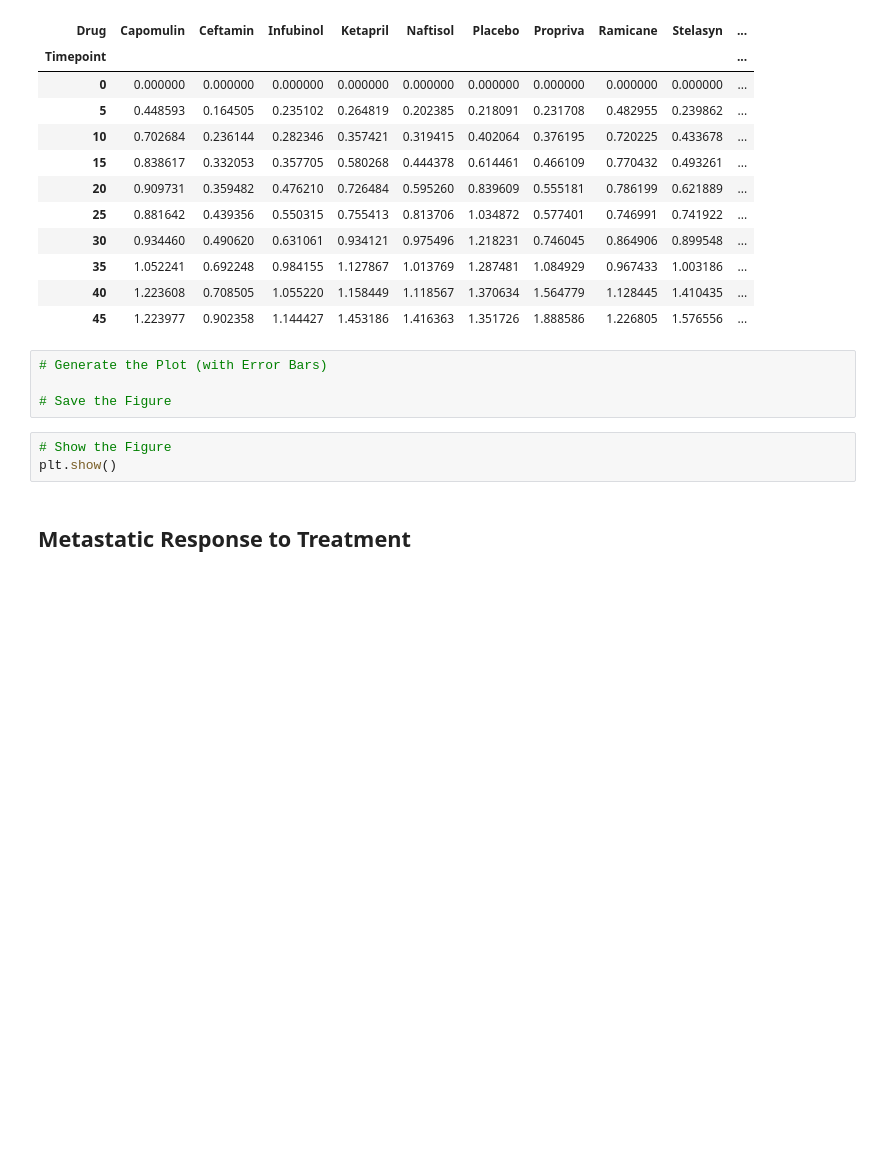
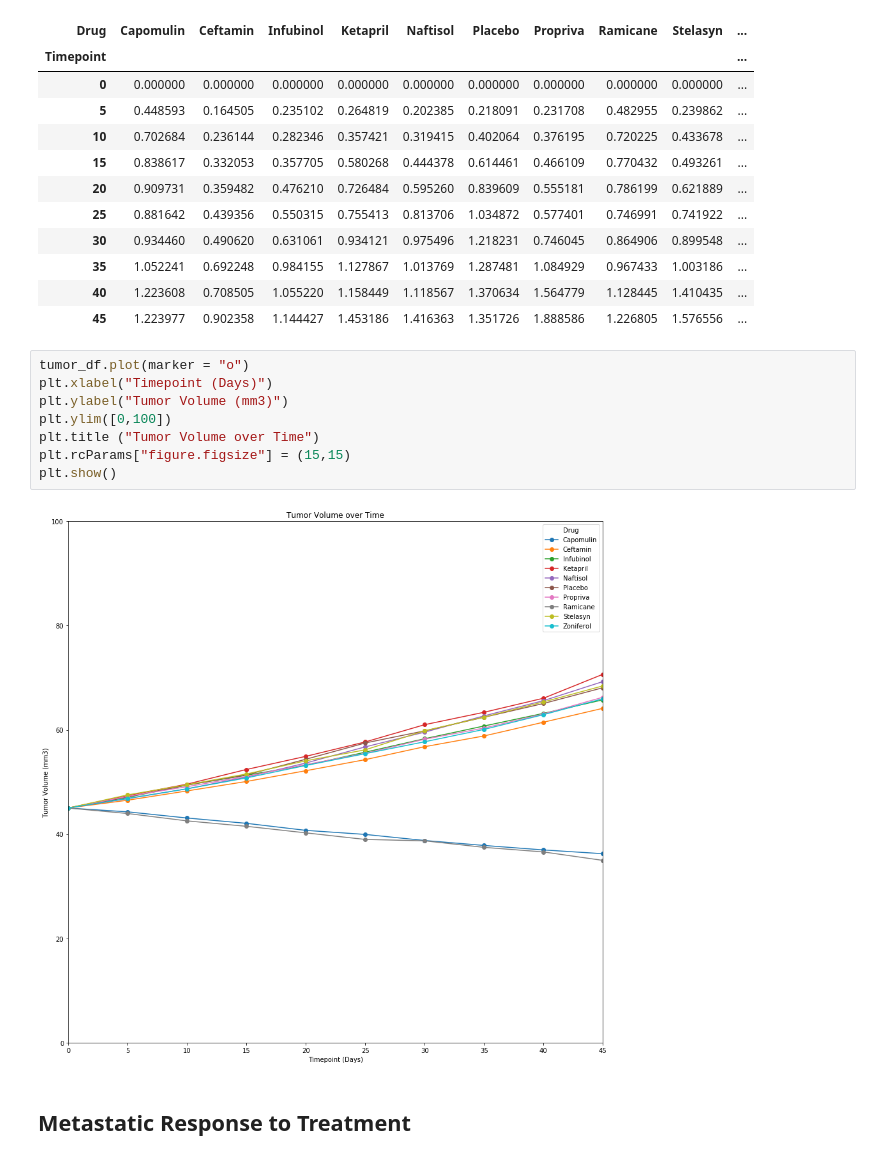
Before and after one commit to cswanson618/matplotlib-challenge, a Jupyter notebook: Pymaceuticals/pymaceuticals_swanson.ipynb, the cells around one changed output. Drawn from its saved outputs; the diff is of its cells as text; blank space fills up the shorter version.

Commit message:
First three plots partially done

```diff
--- a/Pymaceuticals/pymaceuticals_swanson.ipynb
+++ b/Pymaceuticals/pymaceuticals_swanson.ipynb
@@ -64,13 +65,16 @@ tumor_sem_df_final
 | 35 | 1.052241 | 0.692248 | 0.984155 | 1.127867 | 1.013769 | 1.287481 | 1.084929 | 0.967433 | 1.003186 | ... |
 | 40 | 1.223608 | 0.708505 | 1.055220 | 1.158449 | 1.118567 | 1.370634 | 1.564779 | 1.128445 | 1.410435 | ... |
 | 45 | 1.223977 | 0.902358 | 1.144427 | 1.453186 | 1.416363 | 1.351726 | 1.888586 | 1.226805 | 1.576556 | ... |
-# %%
-# Generate the Plot (with Error Bars)
-
-# Save the Figure
-# %%
-# Show the Figure
-plt.show()
+# %%
+tumor_df.plot(marker = "o")
+plt.xlabel("Timepoint (Days)")
+plt.ylabel("Tumor Volume (mm3)")
+plt.ylim([0,100])
+plt.title ("Tumor Volume over Time")
+plt.rcParams["figure.figsize"] = (15,15)
+plt.show()
+# %% [output]
+[figure, added]
 # %% [markdown]
 ## Metastatic Response to Treatment
 # %%
```
Also changed, not shown: parts of 5 cells of this notebook.
